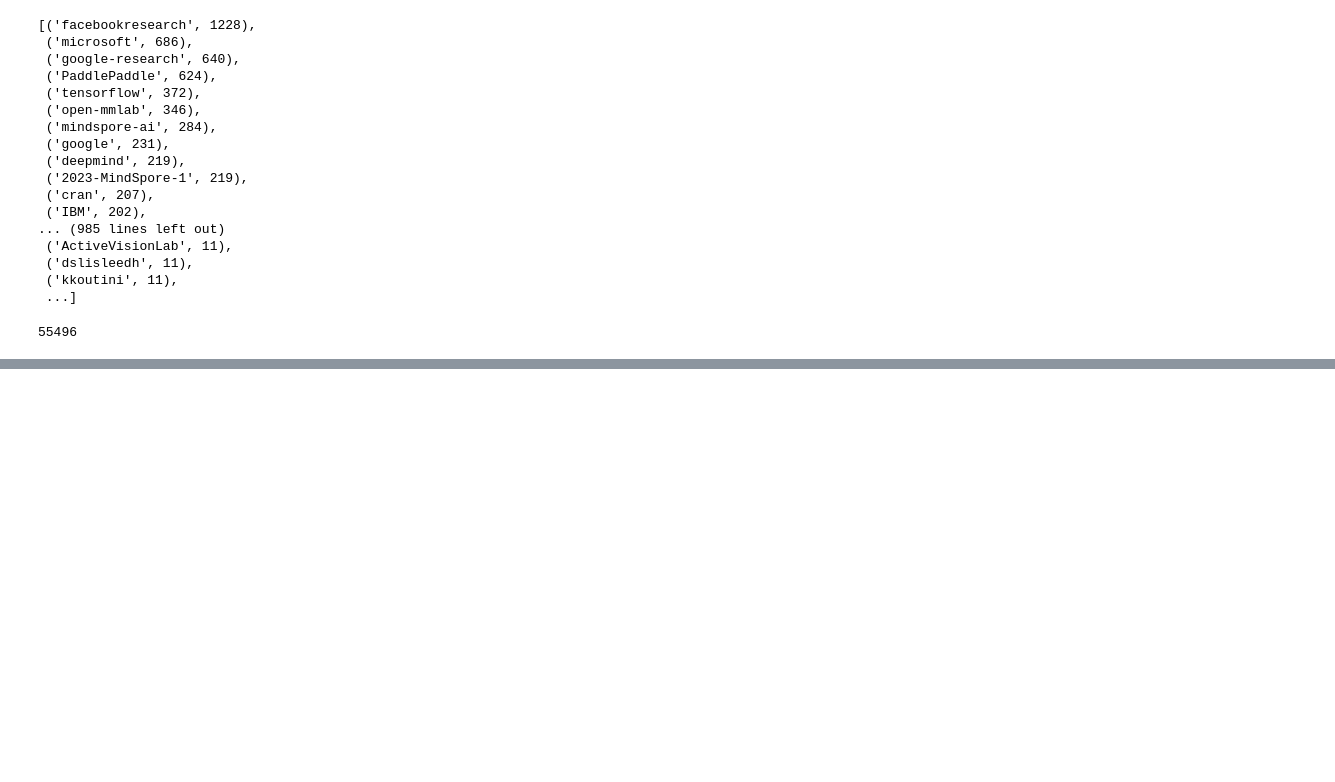
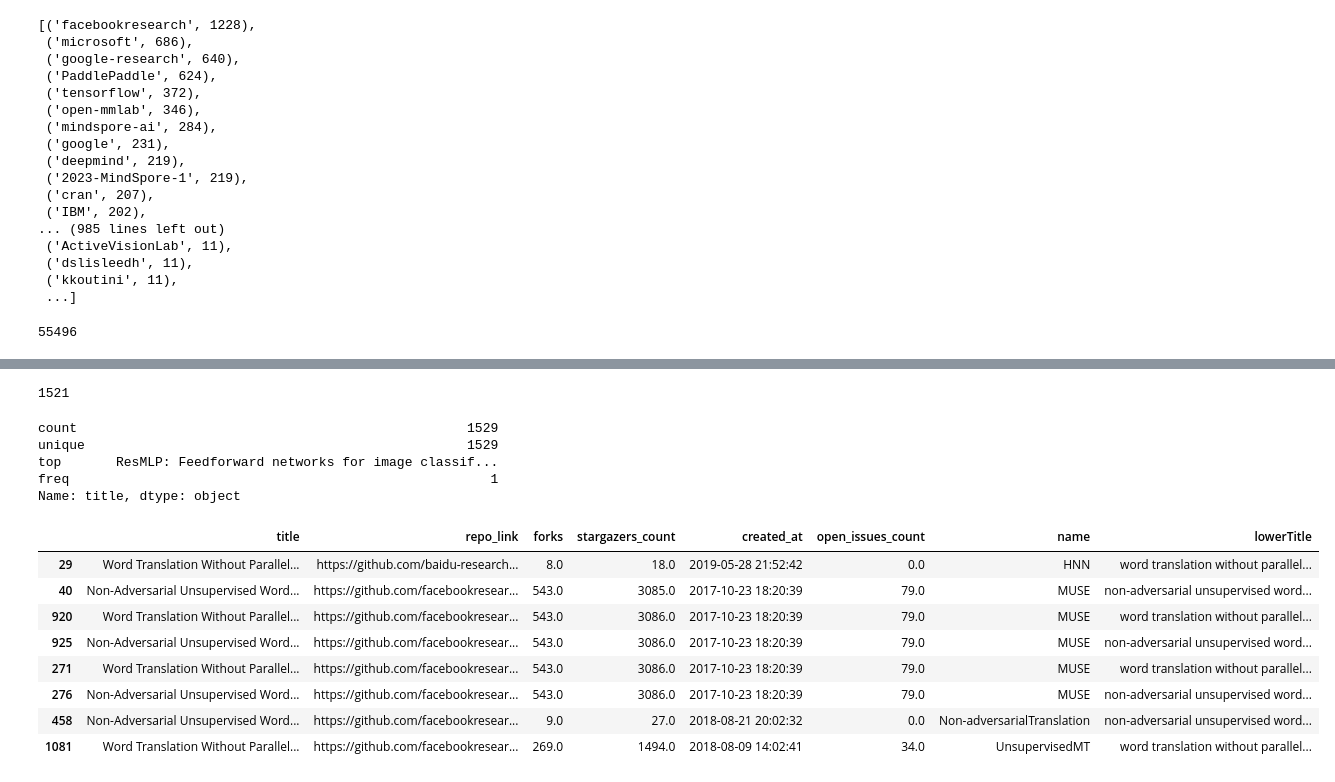
Before and after one commit to zarifikram/Paper-With-Repositories, a Jupyter notebook: src/notebooks/RandomCheck.ipynb, the cells around one changed output, grey strips where cells are left out. Cells and saved outputs as stored; diff of their text form; code cells hidden in the pictures; blank space fills up the shorter version.

```diff
--- a/src/notebooks/RandomCheck.ipynb
+++ b/src/notebooks/RandomCheck.ipynb
@@ -165,0 +175,12 @@ dataByCid.ReposCreated.sum()
+# %%
+from tqdm import tqdm
+cids = DataCleaner.getUniqueCids(companyDf)
+dfList = []
+for cid in tqdm(cids):
+    companies = DataCleaner.getCompaniesFromCid(companyDf, cid)
+    print(companies)
+    paperFromCompanyRepos = Extractor.loadCSVFromOutput(companies)
+    print(paperFromCompanyRepos)
+    dfList.append(DataCleaner.getMatchedPapers(companyDf, companies))
+
+finalDf = pd.concat(dfList)
@@ -165,0 +202,15 @@ dataByCid.ReposCreated.sum()
+# %%
+from tqdm import tqdm
+dfList = []
+company = []
+for _ in tqdm(Extractor.getConfig()):
+    company.append(_['company'])
+
+a = Extractor.loadCSVFromOutput(company)
+dfList.append(DataCleaner.getMatchedPapers(companyDf, a))
+
+finalDf2 = pd.concat(dfList)
+# %%
+len(finalDf2)
+# %% [output]
+1521
@@ -165,0 +226,7 @@ dataByCid.ReposCreated.sum()
+# %%
+dfs = []
+companies = []
+for cid in DataCleaner.getUniqueCids(companyDf):
+    companies.extend(DataCleaner.getCompaniesFromCid(companyDf, cid))
+allPaperExtracted = Extractor.loadCSVFromOutput(companies)
+# allPaperExtracted = allPaperExtracted.drop_duplicates('title')
@@ -165,0 +236,20 @@ dataByCid.ReposCreated.sum()
+# %%
+matched.title.describe()
+# %% [output]
+count                                                  1529
+unique                                                 1529
+top       ResMLP: Feedforward networks for image classif...
+freq                                                      1
+Name: title, dtype: object
+# %%
+allPaperExtracted[allPaperExtracted.title.str.lower().str.contains('word translation')]
+# %% [output]
+|  | title | repo_link | forks | stargazers_count | created_at | open_issues_count | name | lowerTitle |
+| 29 | Word Translation Without Parallel... | https://github.com/baidu-research... | 8.0 | 18.0 | 2019-05-28 21:52:42 | 0.0 | HNN | word translation without parallel... |
+| 40 | Non-Adversarial Unsupervised Word... | https://github.com/facebookresear... | 543.0 | 3085.0 | 2017-10-23 18:20:39 | 79.0 | MUSE | non-adversarial unsupervised word... |
+| 920 | Word Translation Without Parallel... | https://github.com/facebookresear... | 543.0 | 3086.0 | 2017-10-23 18:20:39 | 79.0 | MUSE | word translation without parallel... |
+| 925 | Non-Adversarial Unsupervised Word... | https://github.com/facebookresear... | 543.0 | 3086.0 | 2017-10-23 18:20:39 | 79.0 | MUSE | non-adversarial unsupervised word... |
+| 271 | Word Translation Without Parallel... | https://github.com/facebookresear... | 543.0 | 3086.0 | 2017-10-23 18:20:39 | 79.0 | MUSE | word translation without parallel... |
+| 276 | Non-Adversarial Unsupervised Word... | https://github.com/facebookresear... | 543.0 | 3086.0 | 2017-10-23 18:20:39 | 79.0 | MUSE | non-adversarial unsupervised word... |
+| 458 | Non-Adversarial Unsupervised Word... | https://github.com/facebookresear... | 9.0 | 27.0 | 2018-08-21 20:02:32 | 0.0 | Non-adversarialTranslation | non-adversarial unsupervised word... |
+| 1081 | Word Translation Without Parallel... | https://github.com/facebookresear... | 269.0 | 1494.0 | 2018-08-09 14:02:41 | 34.0 | UnsupervisedMT | word translation without parallel... |
```
Also changed, not shown: parts of 8 cells of this notebook, 4 other files.
